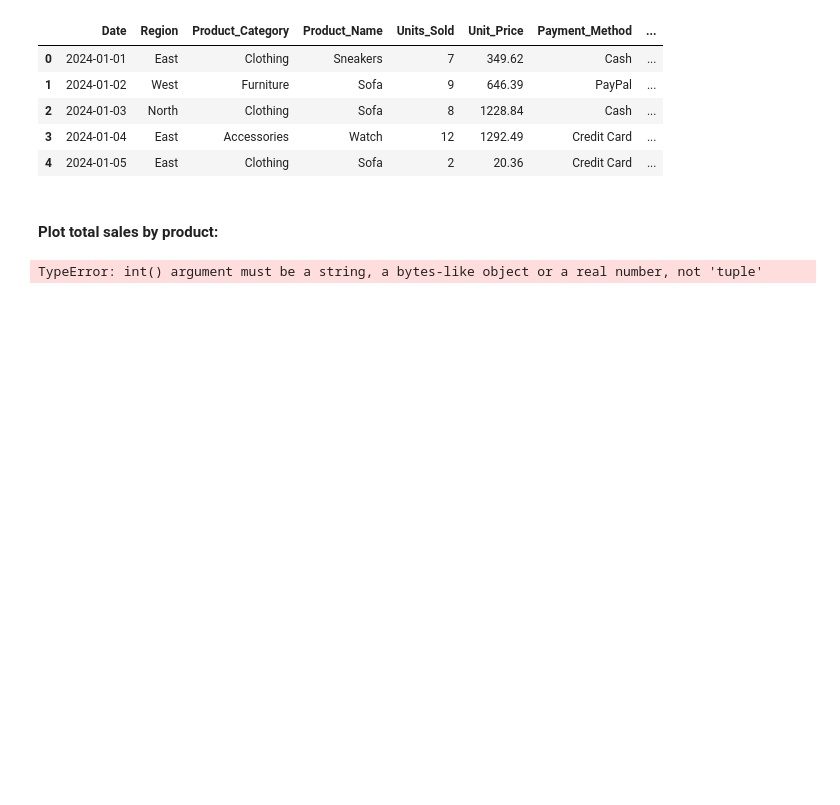
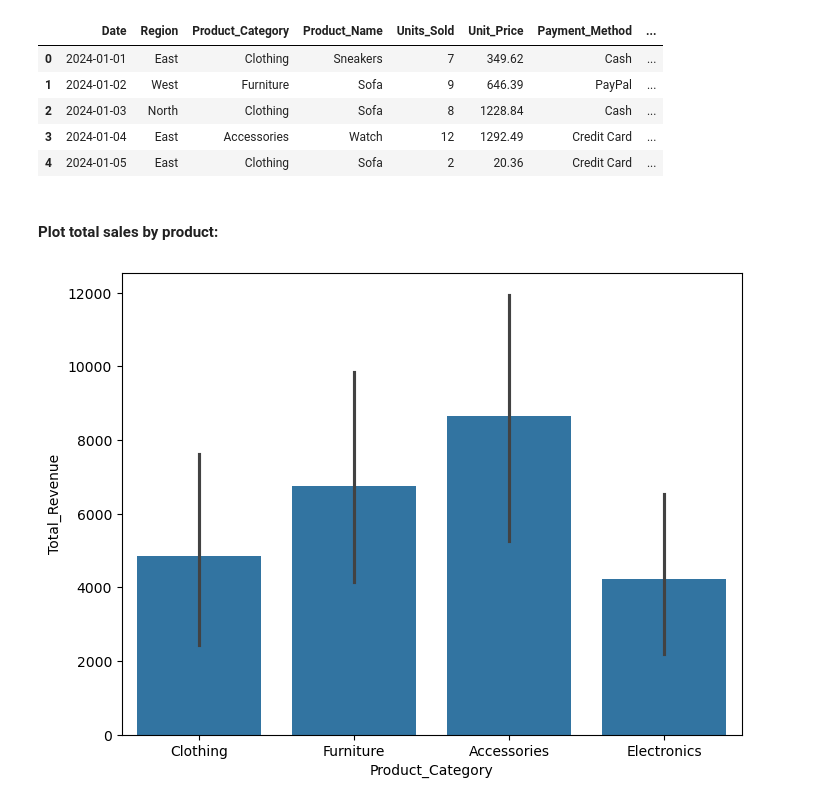
Before and after one commit to ganeshbgunjal/Python2, a Jupyter notebook: 10 Data Analysis with Numpy and Pandas/6 Data Visualisation with Seaborn.ipynb, the cells around one changed output. Saved outputs shown, nothing was run; the diff lists cells and outputs as text; code cells hidden in the pictures; blank space fills up the shorter version.

```diff
--- a/10 Data Analysis with Numpy and Pandas/6 Data Visualisation with Seaborn.ipynb
+++ b/10 Data Analysis with Numpy and Pandas/6 Data Visualisation with Seaborn.ipynb
@@ -131,9 +131,9 @@ sales_df.head()
 # %% [markdown]
 #### Plot total sales by product:
 # %%
-plt.figure((10,6))
+plt.figure(figsize=(8,6))
 
-sns.barplot(data= sales_data_new, x='Product_Category', y= 'Total_Revenue')
+sns.barplot(data= sales_df, x='Product_Category', y= 'Total_Revenue')
 plt.show()
 # %% [output]
-TypeError: int() argument must be a string, a bytes-like object or a real number, not 'tuple'
+[figure, added]
```
